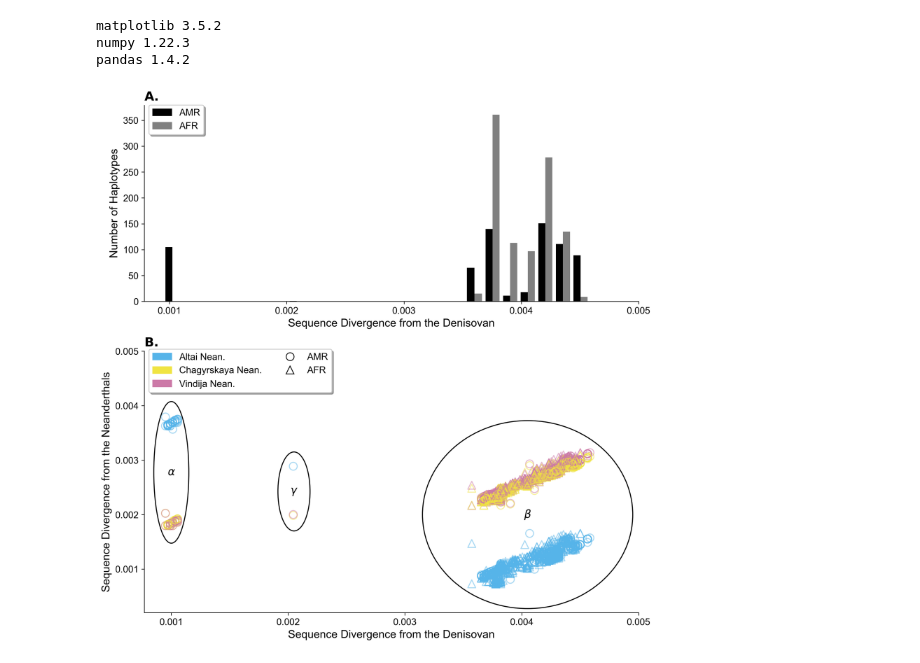
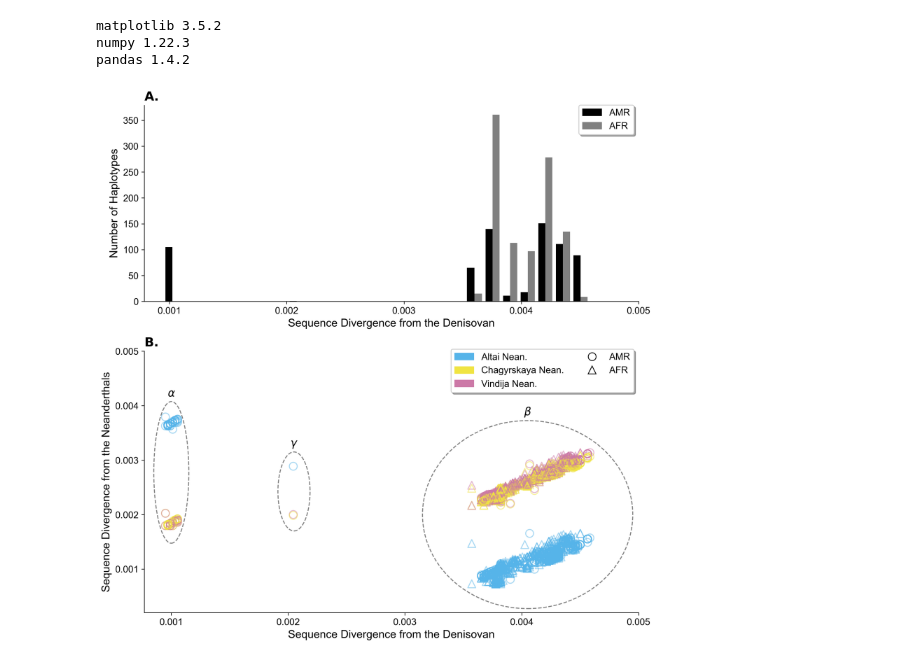
Before and after one commit to David-Peede/MUC19, a Jupyter notebook: figure_nbs/figure_4_v_revisions.ipynb, the cells around one changed output. Cells and saved outputs as stored; diff of their text form; code cells hidden in the pictures.

Commit message:
Updated figure 4 for consistent ellipses ⭕️

```diff
--- a/figure_nbs/figure_4_v_revisions.ipynb
+++ b/figure_nbs/figure_4_v_revisions.ipynb
@@ -120,7 +120,7 @@ ax1.set_ylabel('Number of Haplotypes')
 # Add a legend.
 ax1.legend(
     handles=[Patch(color='black', label='AMR'), Patch(color='gray', label='AFR')],
-    loc='upper left', bbox_to_anchor=(0, 1.025), frameon=True, fancybox=True, shadow=True,
+    loc='upper right', bbox_to_anchor=(1, 1.025), frameon=True, fancybox=True, shadow=True,
 )
 
 
@@ -161,7 +161,7 @@ ax2.legend(
         Line2D([0], [0], linestyle='none', marker='o', markersize=10, markerfacecolor='none', markeredgecolor='black', label='AMR'),
         Line2D([0], [0], linestyle='none', marker='^', markersize=10, markerfacecolor='none', markeredgecolor='black', label='AFR'),
     ],
-    loc='upper left', bbox_to_anchor=(0, 1.025), ncol=2, frameon=True, fancybox=True, shadow=True,
+    loc='upper right', bbox_to_anchor=(1, 1.025), ncol=2, frameon=True, fancybox=True, shadow=True,
 )
 # Intialize the three clusters.
 ellipses = [
@@ -173,42 +173,43 @@ ellipses = [
 for center, width, height, numeral in ellipses:
     # Outliner the cluster.
     ax2.add_patch(Ellipse(
-        center, width=width, height=height,
-        edgecolor='black', facecolor='none', linewidth=1.25,
+        center, width=width, height=height, linestyle='dashed',
+        edgecolor='grey', facecolor='none', linewidth=1.25,
     ))
     # Annotate the cluster.
-    ax2.annotate(numeral, center, color='black', fontsize=14, ha='center', va='center')
+    label_position = (center[0], center[1] + height/2 + 0.00005)
+    ax2.annotate(numeral, label_position, color='black', fontsize=14, ha='center', va='bottom')
 
 
 #################
 ### Exporting ###
 #################
 
 # Intilaize a title list.
 title_list = [
     r'$\bf{A.}$',
     r'$\bf{B.}$',
 ]
 # For each subplot.
 for ax, title in zip([ax1, ax2], title_list):
     # Plot the title.
     ax.set_title(title, loc='left')
 # Enforce a tight layout.
 plt.tight_layout()
 # Export the plot.
 plt.savefig(
     './main_figures/png/figure_4.png', format='png',
     facecolor='white', bbox_inches='tight', dpi=500,
 )
 plt.savefig(
     './main_figures/svg/figure_4.svg', format='svg',
     facecolor='white', bbox_inches='tight', dpi=500,
 )
 plt.savefig(
     './main_figures/pdf/figure_4.pdf', format='pdf',
     facecolor='white', bbox_inches='tight', dpi=500,
 )
 # Show the plot.
 plt.show()
 # %% [output]
-[figure, old version]
+[figure, new version]
```
Also changed, not shown: 1 other file.
